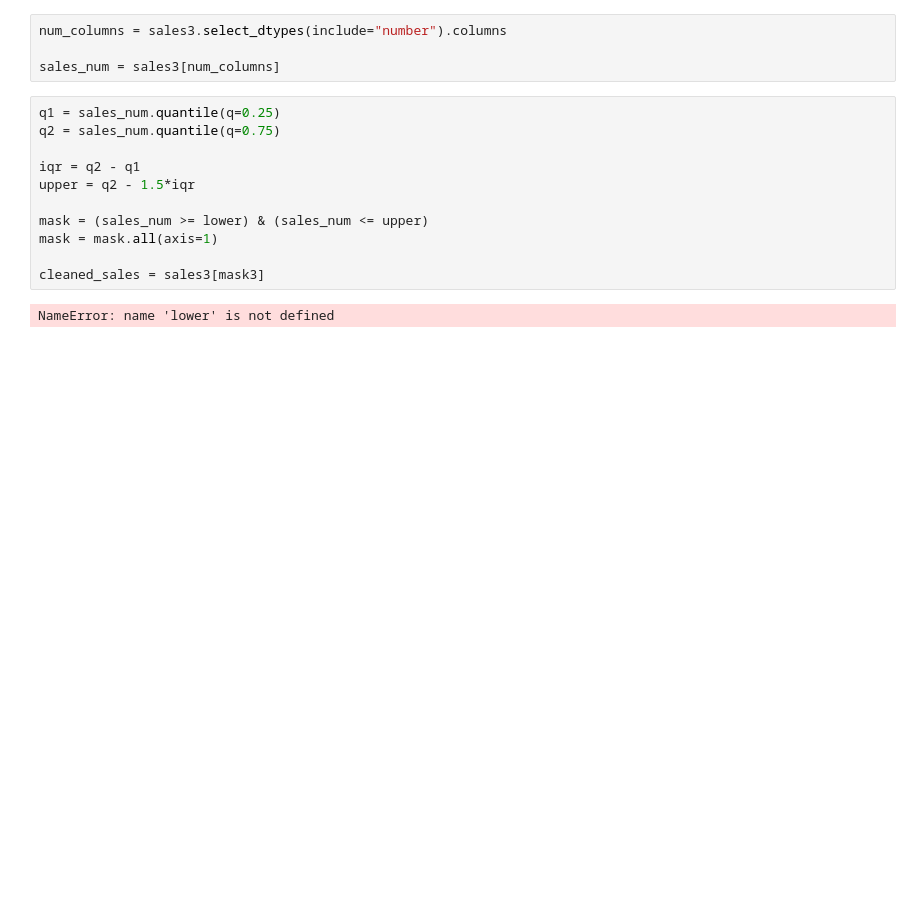
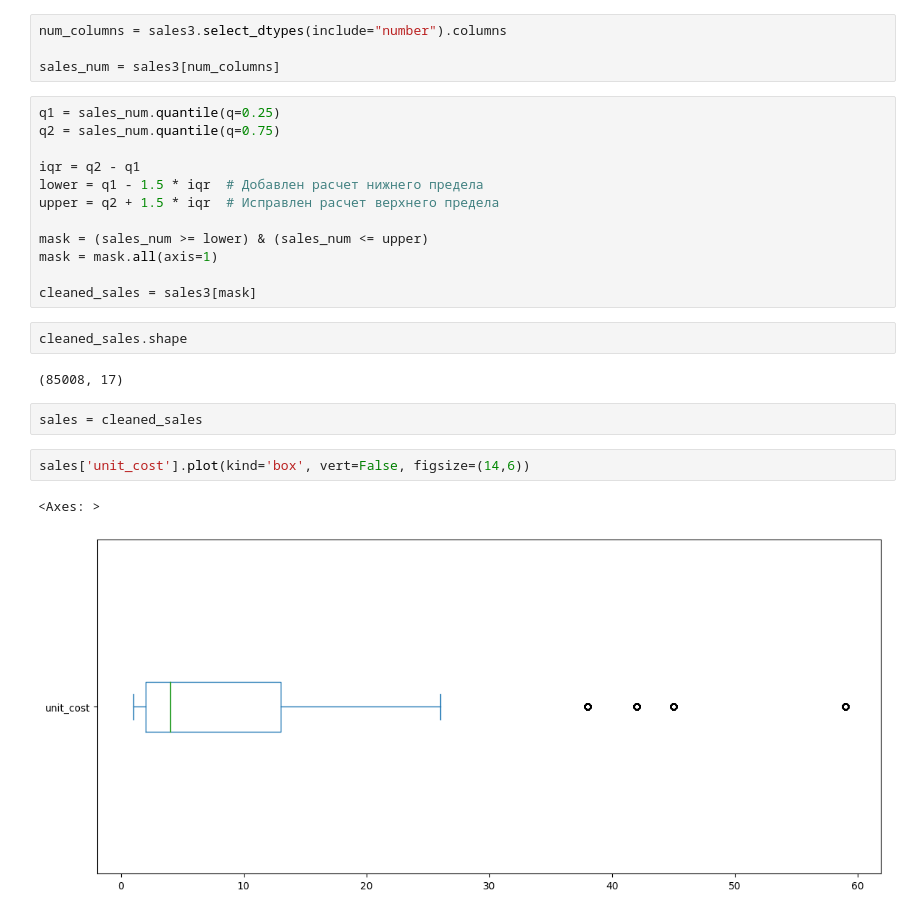
Before and after one commit to HromovAndrey/Scholl, a Jupyter notebook: Untitled11.ipynb, the cells around one changed output. Drawn from its saved outputs; the diff is of its cells as text; blank space fills up the shorter version.

```diff
--- a/Untitled11.ipynb
+++ b/Untitled11.ipynb
@@ -210,11 +210,21 @@ q1 = sales_num.quantile(q=0.25)
 q2 = sales_num.quantile(q=0.75)
 
 iqr = q2 - q1
-upper = q2 - 1.5*iqr
+lower = q1 - 1.5 * iqr  # Добавлен расчет нижнего предела
+upper = q2 + 1.5 * iqr  # Исправлен расчет верхнего предела
 
 mask = (sales_num >= lower) & (sales_num <= upper)
 mask = mask.all(axis=1)
 
-cleaned_sales = sales3[mask3]
+cleaned_sales = sales3[mask]
-# %% [output]
-NameError: name 'lower' is not defined
+# %%
+cleaned_sales.shape
+# %% [output]
+(85008, 17)
+# %%
+sales = cleaned_sales
+# %%
+sales['unit_cost'].plot(kind='box', vert=False, figsize=(14,6))
+# %% [output]
+<Axes: >
+[figure, added]
```
Also changed, not shown: parts of 5 cells of this notebook.
